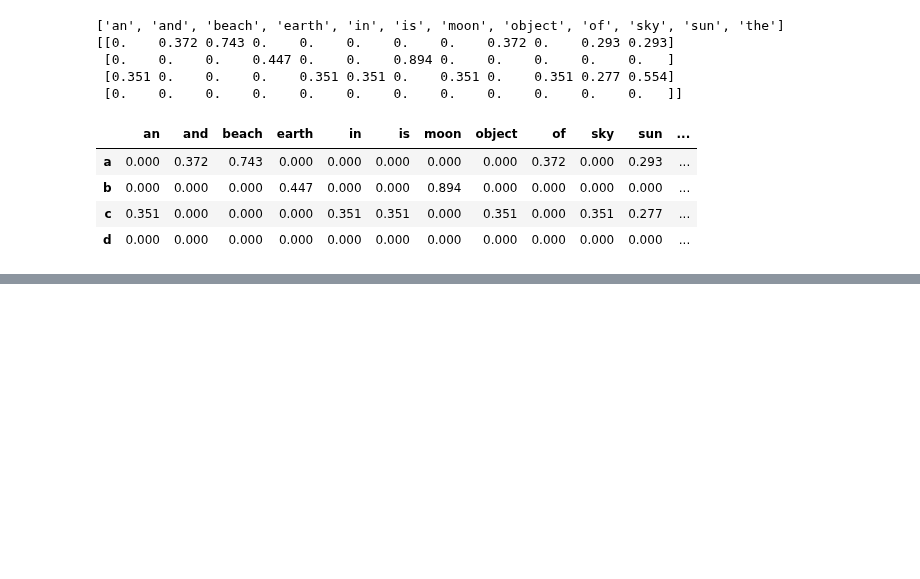
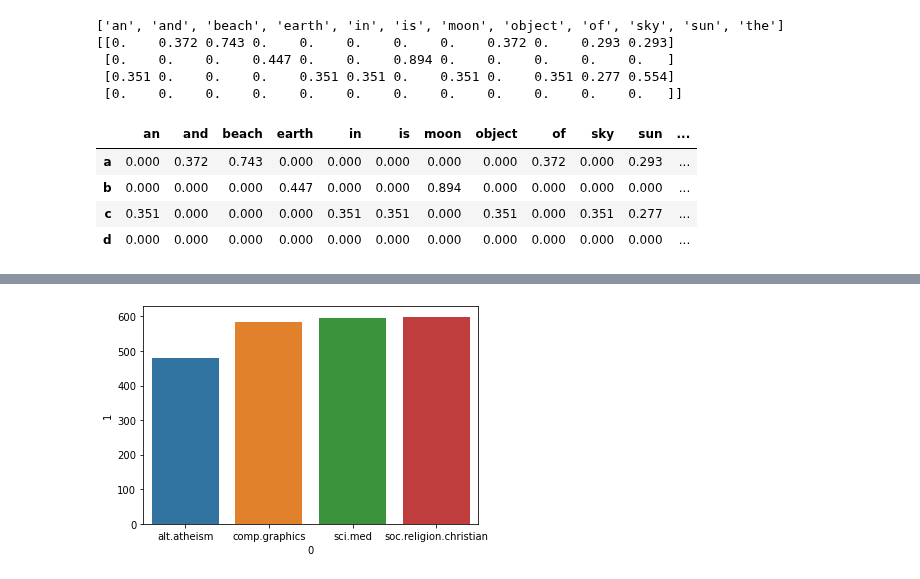
Before and after one commit to aukrit1993/my_machine_learning, a Jupyter notebook: chapter_23.ipynb, the cells around one changed output, grey strips where cells are left out. Saved outputs shown, nothing was run; the diff lists cells and outputs as text; code cells hidden in the pictures; blank space fills up the shorter version.

```diff
--- a/chapter_23.ipynb
+++ b/chapter_23.ipynb
@@ -77,0 +81,3 @@ df.round(3)
+# %%
+categories = ['alt.atheism', 'soc.religion.christian', 'comp.graphics', 'sci.med']
+news = fetch_20newsgroups(subset='train', categories=categories)
@@ -77,0 +118,4 @@ df.round(3)
+# %%
+labels, counts = np.unique(news['target'], return_counts=True)
+label_str = np.array(news['target_names'])[labels]
+list(zip(label_str, counts))
@@ -77,0 +127,4 @@ df.round(3)
+# %%
+import pandas as pd
+df = pd.DataFrame(list(zip(label_str, counts)))
+df
@@ -77,0 +137,7 @@ df.round(3)
+# %%
+import matplotlib.pyplot as plt
+import seaborn as sb
+sb.barplot(df[0], df[1])
+plt.show()
+# %% [output]
+[figure, added]
```
Also changed, not shown: parts of 20 cells of this notebook.
